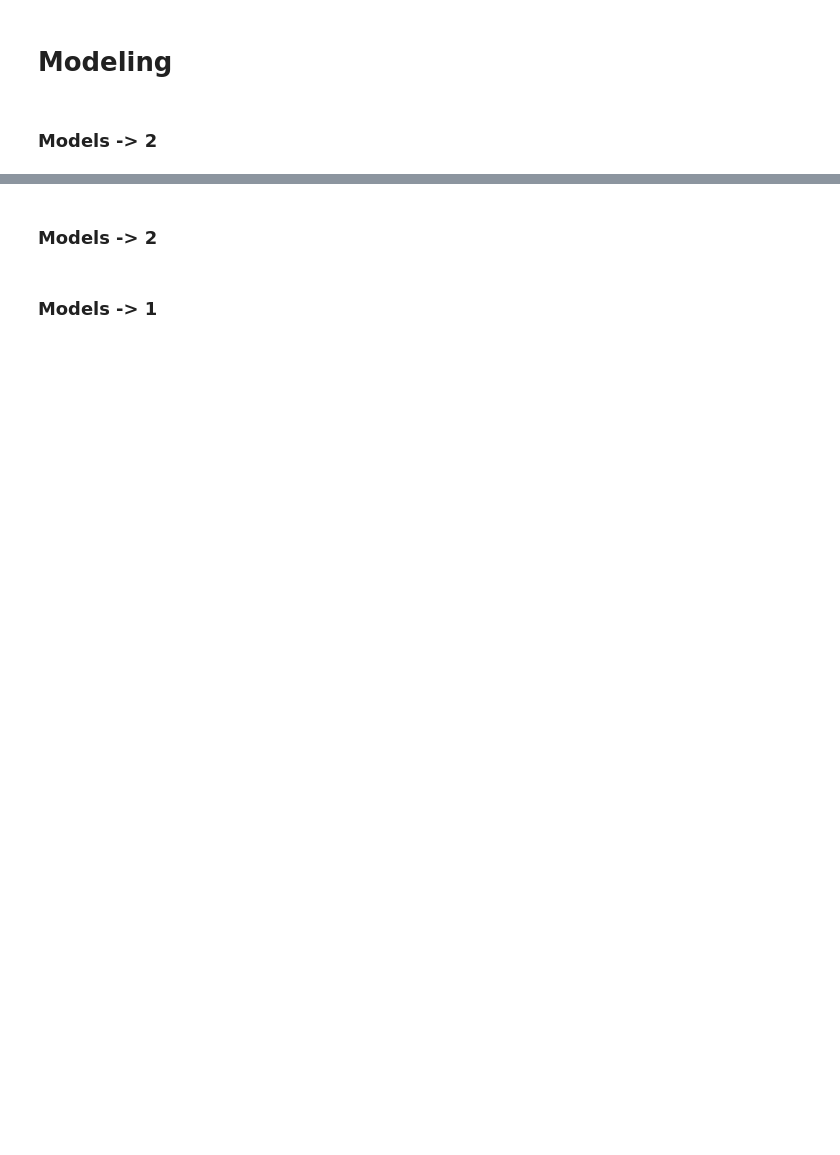
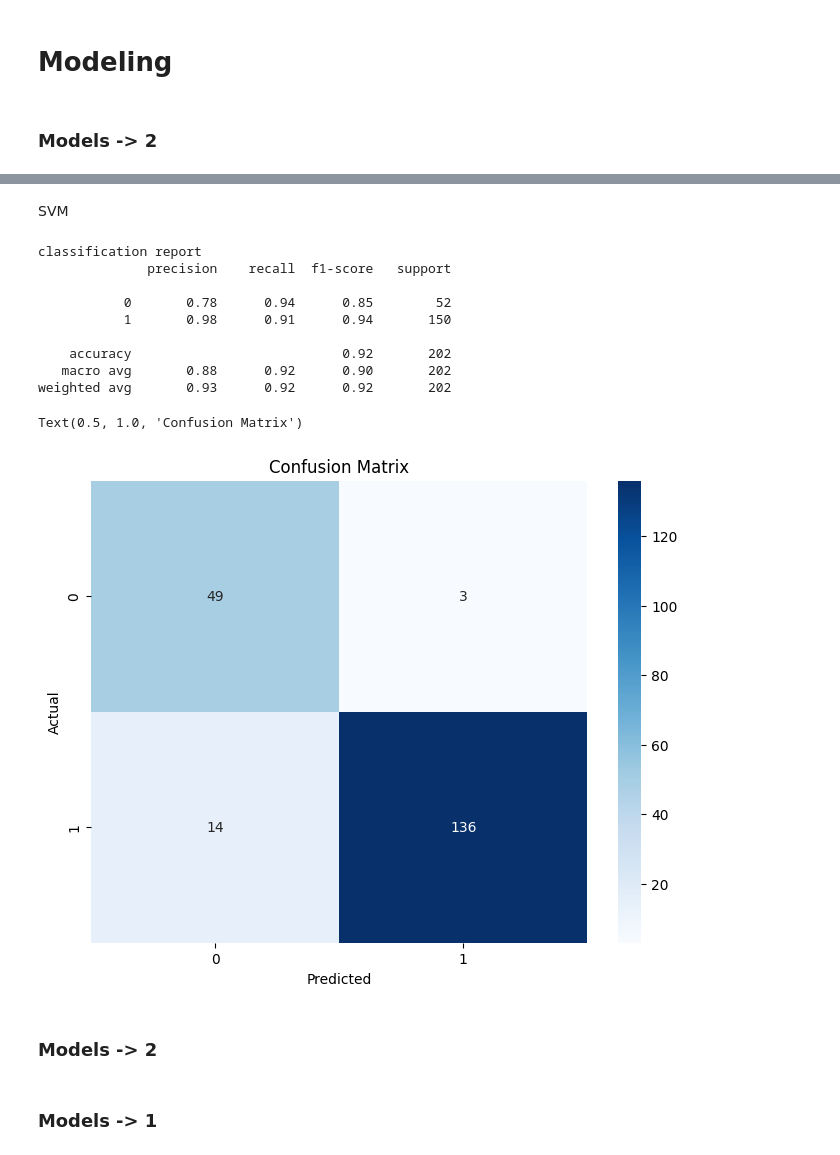
Before and after one commit to yousefsamir19/smartphone-price-classification, a Jupyter notebook: Smart Phone Prices Prediction/smartphone-price-classification.ipynb, the cells around one changed output, grey strips where cells are left out. Drawn from its saved outputs; the diff is of its cells as text; code cells hidden in the pictures; blank space fills up the shorter version.

```diff
--- a/Smart Phone Prices Prediction/smartphone-price-classification.ipynb
+++ b/Smart Phone Prices Prediction/smartphone-price-classification.ipynb
@@ -622,3 +669,34 @@ ValueError: Invalid parameter 'class_weight' for estimator DecisionTreeRegressor
+# %% [markdown]
+SVM
+# %%
+#SVM=SVC(C=1, class_weight='balanced', degree=3, gamma='scale', kernel='poly')   with 20 features
+SVM=SVC(C=1, class_weight='balanced', degree=2, gamma='scale', kernel='rbf')   #with 30 features
+
+SVM.fit(x_train,y_train)
+y_pred=SVM.predict(x_test)
+print("classification report")
+print(classification_report(y_test,y_pred))
+#plot confusion matrix
+cm = confusion_matrix(y_test, y_pred)
+plt.figure(figsize=(8,6))
+sns.heatmap(cm, annot=True, fmt='d', cmap='Blues')
+plt.xlabel('Predicted')
+plt.ylabel('Actual')
+plt.title('Confusion Matrix')
+# plt.show()
+# joblib.dump(SVM, 'smartphone_price_svm_classifier_model.pkl')
+# %% [output]
+classification report
+              precision    recall  f1-score   support
+
+           0       0.78      0.94      0.85        52
+           1       0.98      0.91      0.94       150
+
+    accuracy                           0.92       202
+   macro avg       0.88      0.92      0.90       202
+weighted avg       0.93      0.92      0.92       202
+Text(0.5, 1.0, 'Confusion Matrix')
+[figure, added]
 # %% [markdown]
 ### Models -> 2
 # %%
```
Also changed, not shown: parts of 7 cells of this notebook, 2 other files.
